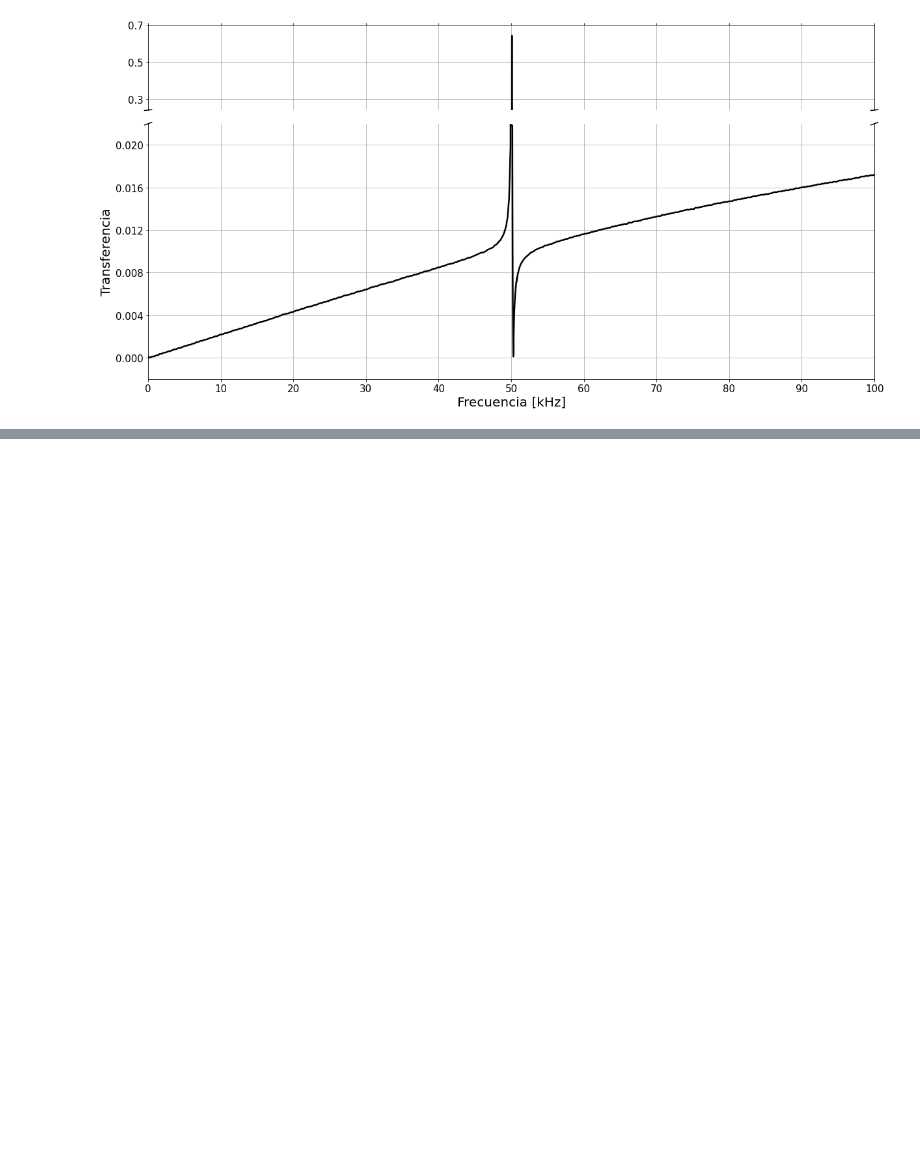
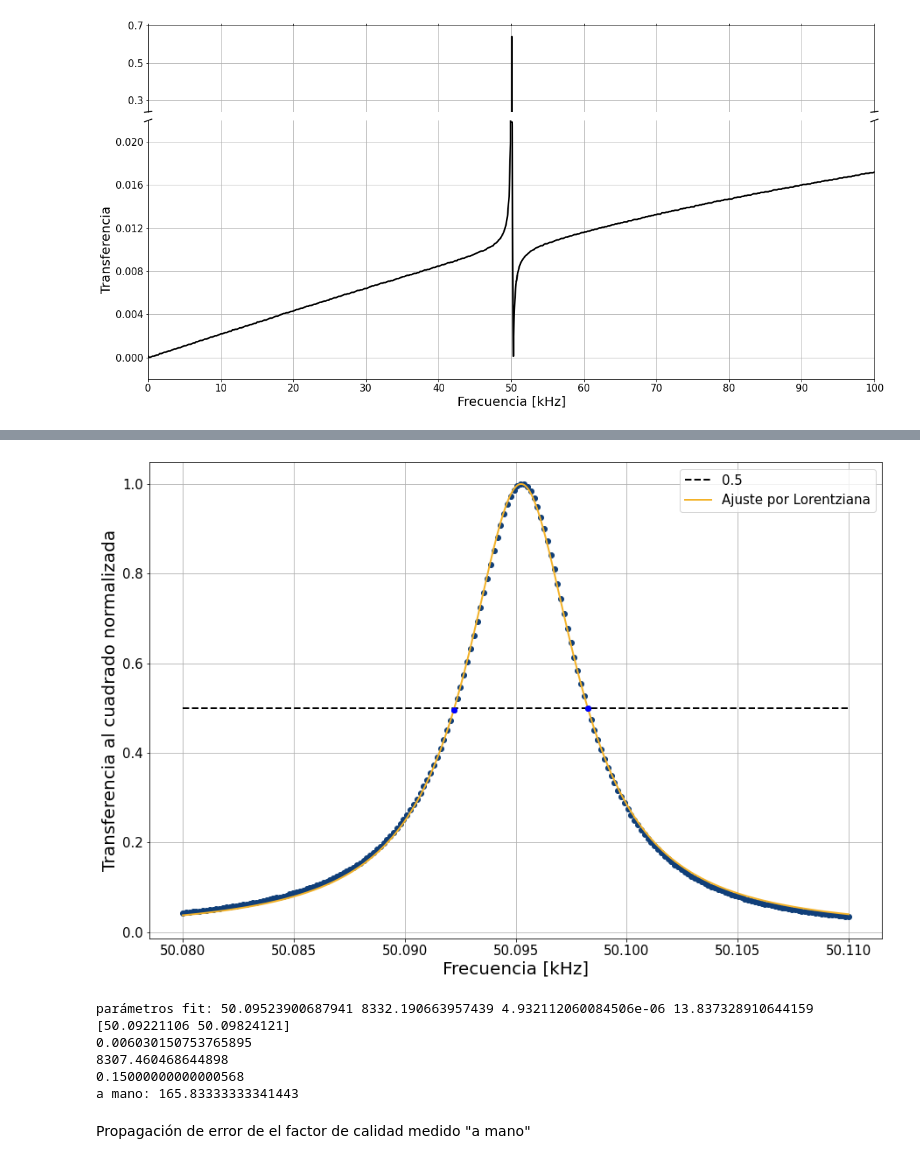
Before and after one commit to tdinapoli/labo-4, a Jupyter notebook: actividad_6/figuras.ipynb, the cells around one changed output, grey strips where cells are left out. Cells and saved outputs as stored; diff of their text form; code cells hidden in the pictures; blank space fills up the shorter version.

```diff
--- a/actividad_6/figuras.ipynb
+++ b/actividad_6/figuras.ipynb
@@ -85,0 +156,59 @@ plt.show()
+# %%
+from scipy.optimize import curve_fit
+
+def lorenziana(x,x0,q):
+    s = 1j * x
+    y = (s*x0/q)/(x0**2 + s**2 + (s*x0/q))
+    return np.abs(y)**2
+
+n=7
+frecs = meds[n][:,0]/1000
+rs = meds[n][:,1]
+rs2 = 4*rs**2 / max(4*rs**2)
+ts = meds[n][:,2]*2*np.pi/360
+x0_index = np.where(rs == max(rs))
+x0 = frecs[x0_index][0]
+
+(x0_fit, q_fit), pcov = curve_fit(lorenziana, frecs, rs2, p0 = [x0, 10000])
+perr = np.sqrt(np.diag(pcov))
+
+frecs_fit = np.linspace(50.080, 50.110, 500)
+
+fit_lorentz = lorenziana(frecs_fit, x0_fit, q_fit)
+
+
+fig, ax = plt.subplots(1, figsize=(15,10))
+
+ax.plot([50.08, 50.110], [max(rs2)/2, max(rs2)/2], linestyle="dashed", linewidth=2, c="k", label="0.5")
+ax.plot(frecs, rs2, 'o', c="#103f79")
+ax.plot(frecs_fit, fit_lorentz, c="#f3b229", linewidth=2, label="Ajuste por Lorentziana")
+ax.set_xlabel("Frecuencia [kHz]", fontsize=20)
+ax.set_ylabel("Transferencia al cuadrado normalizada", fontsize=20)
+ax.tick_params(labelsize=15)
+ax.grid()
+
+ax.legend(fontsize=15)
+
+
+ax.plot(frecs[abs(rs2 -0.5) <= 0.01], rs2[abs(rs2 -0.5) <= 0.01], 'ob')
+plt.show()
+
+print("parámetros fit:",x0_fit, q_fit, perr[0],perr[1])
+p1 = max(frecs[abs(rs2 - 0.5) <= 0.01])
+p2 = min(frecs[abs(rs2 -0.5) <= 0.01])
+Q_amano = 1 / (max(frecs[abs(rs2 -0.5) <= 0.01]) - min(frecs[abs(rs2 -0.5) <= 0.01]))
+print(frecs[abs(rs2 -0.5) <= 0.01])
+print(p1 - p2)
+print(x0_fit/(p1-p2))
+print(1000*(max(frecs)-min(frecs))/len(frecs))
+print("a mano:", Q_amano)
+# %% [output]
+[figure, added]
+parámetros fit: 50.09523900687941 8332.190663957439 4.932112060084506e-06 13.837328910644159
+[50.09221106 50.09824121]
+0.006030150753765895
+8307.460468644898
+0.15000000000000568
+a mano: 165.83333333341443
+# %% [markdown]
+Propagación de error de el factor de calidad medido "a mano"
```
Also changed, not shown: parts of 6 cells of this notebook, 1 other file.
